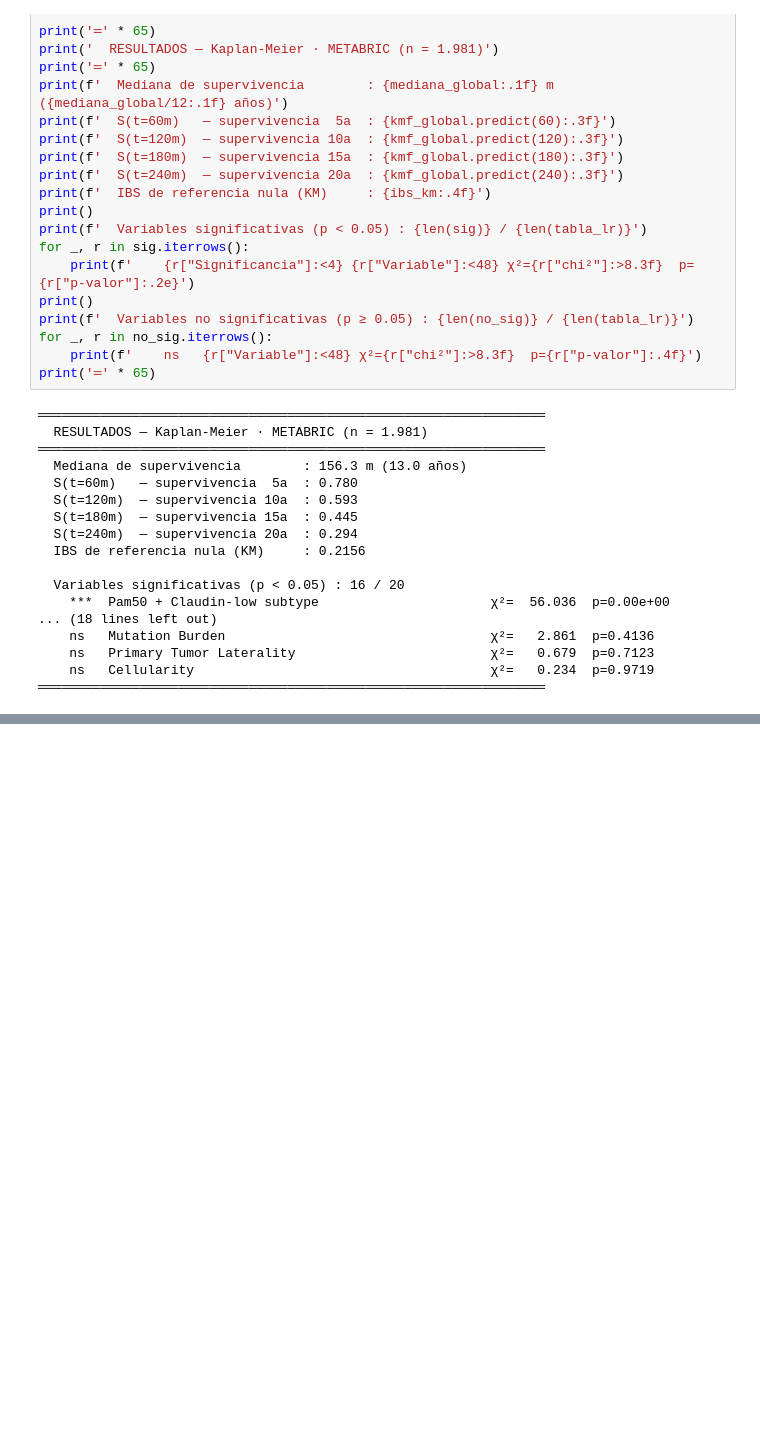
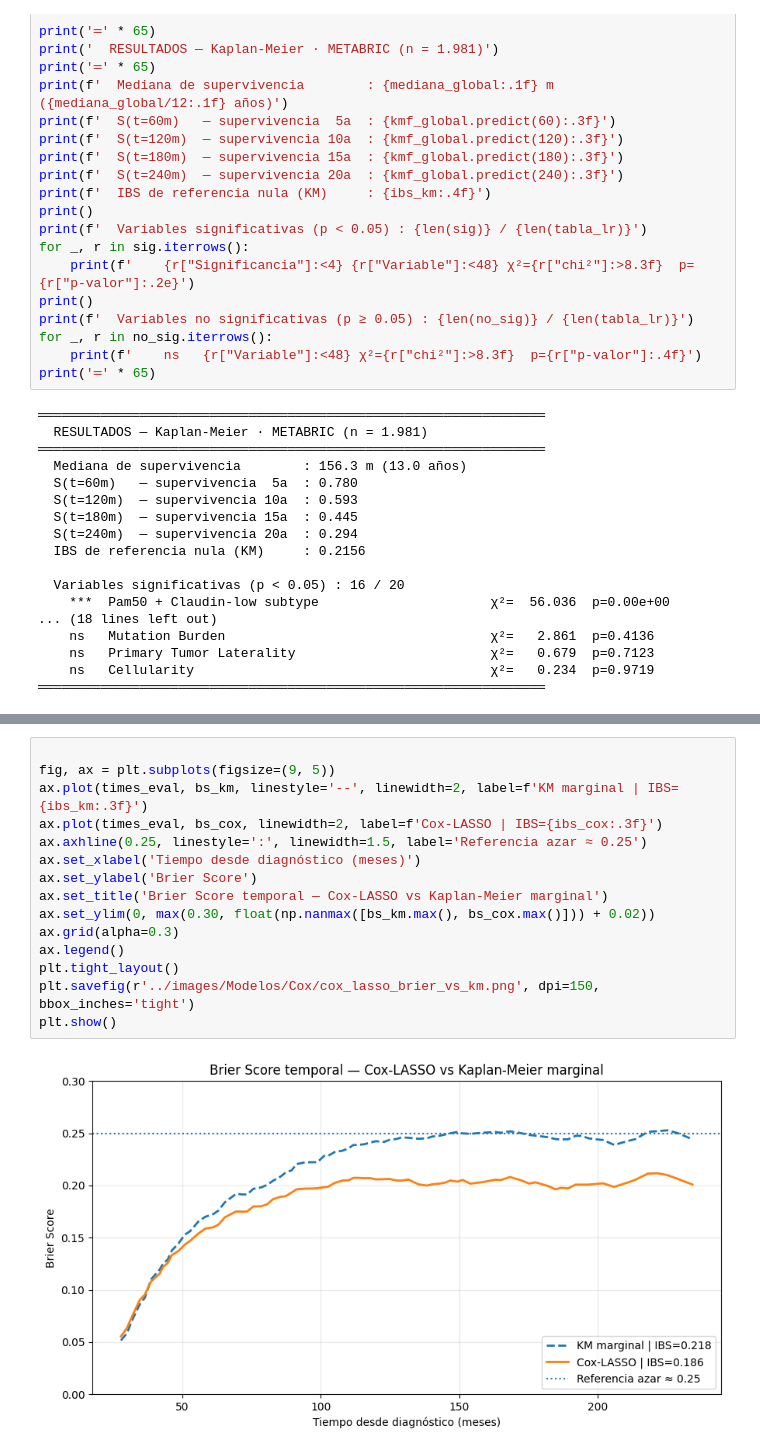
Before and after one commit to JulioUQ/TFM---Analisis-de-supervivencia-del-cancer, a Jupyter notebook: Modulo 3 - Diseño e implementacion del trabajo/code/METABRIC_Diseño_Implementacion_Modelos_inprogress.ipynb, the cells around one changed output, grey strips where cells are left out. Saved outputs shown, nothing was run; the diff lists cells and outputs as text; blank space fills up the shorter version.

```diff
--- a/Modulo 3 - Diseño e implementacion del trabajo/code/METABRIC_Diseño_Implementacion_Modelos.ipynb
+++ b/Modulo 3 - Diseño e implementacion del trabajo/code/METABRIC_Diseño_Implementacion_Modelos_inprogress.ipynb
@@ -683,0 +1203,17 @@ Para reducir las 56 covariables iniciales y evitar problemas de multicolinealida
+# %%
+
+fig, ax = plt.subplots(figsize=(9, 5))
+ax.plot(times_eval, bs_km, linestyle='--', linewidth=2, label=f'KM marginal | IBS={ibs_km:.3f}')
+ax.plot(times_eval, bs_cox, linewidth=2, label=f'Cox-LASSO | IBS={ibs_cox:.3f}')
+ax.axhline(0.25, linestyle=':', linewidth=1.5, label='Referencia azar ≈ 0.25')
+ax.set_xlabel('Tiempo desde diagnóstico (meses)')
+ax.set_ylabel('Brier Score')
+ax.set_title('Brier Score temporal — Cox-LASSO vs Kaplan-Meier marginal')
+ax.set_ylim(0, max(0.30, float(np.nanmax([bs_km.max(), bs_cox.max()])) + 0.02))
+ax.grid(alpha=0.3)
+ax.legend()
+plt.tight_layout()
+plt.savefig(r'../images/Modelos/Cox/cox_lasso_brier_vs_km.png', dpi=150, bbox_inches='tight')
+plt.show()
+# %% [output]
+[figure, added]
```
Also changed, not shown: parts of 26 cells of this notebook, 21 other files.
